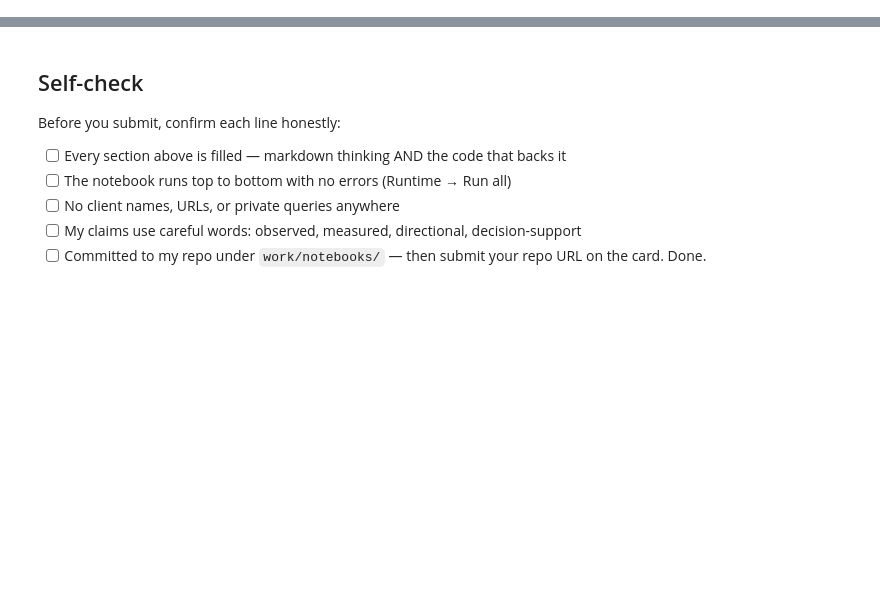
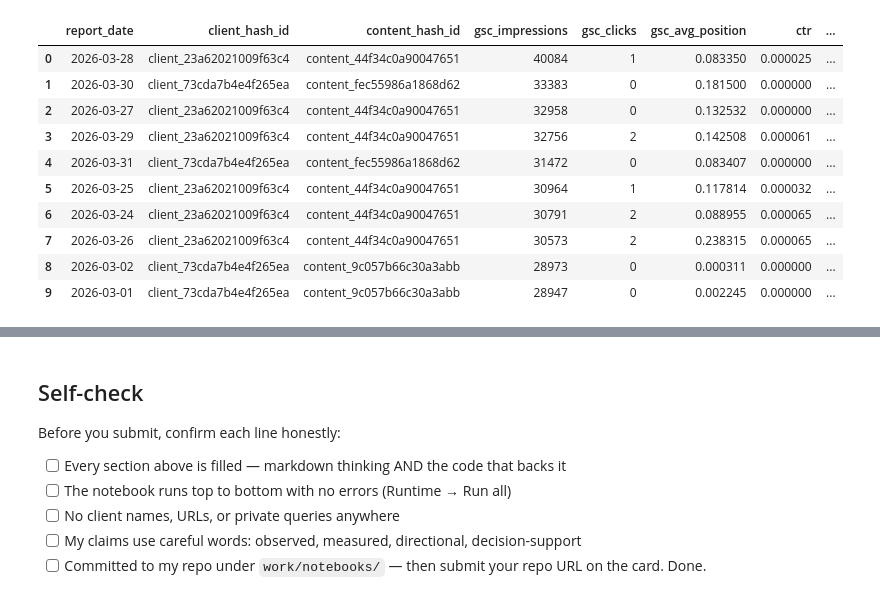
Before and after one commit to Hussainasif11/flyrankinternship, a Jupyter notebook: work/notebooks/w07_action_playbook.ipynb, the cells around one changed output, grey strips where cells are left out. Cells and saved outputs as stored; diff of their text form; code cells hidden in the pictures; blank space fills up the shorter version.

Commit message:
Complete W07 action playbook

```diff
--- a/work/notebooks/w07_action_playbook.ipynb
+++ b/work/notebooks/w07_action_playbook.ipynb
@@ -12,0 +11,19 @@ This skeleton is yours to fill. Work the sections **in order** — each one has
+# %%
+from google.colab import userdata
+import duckdb
+import pandas as pd
+import numpy as np
+import os
+
+HF_TOKEN = userdata.get("HF_TOKEN")
+
+con = duckdb.connect()
+
+con.execute(
+    f"""
+    CREATE OR REPLACE SECRET hf_secret
+    (TYPE huggingface, TOKEN '{HF_TOKEN}')
+    """
+)
+
+print("Warehouse connection ready")
@@ -12,0 +81,72 @@ This skeleton is yours to fill. Work the sections **in order** — each one has
+# %%
+# Avoid division by zero
+df["ctr"] = np.where(
+    df["gsc_impressions"] > 0,
+    df["gsc_clicks"] / df["gsc_impressions"],
+    0
+)
+
+df["action_score"] = (
+    np.log1p(df["gsc_impressions"]) *
+    (1 / (df["gsc_avg_position"].clip(lower=1)))
+)
+
+df["reason_code"] = np.select(
+    [
+        (df["gsc_impressions"] >= 100) & (df["ctr"] < 0.02),
+        (df["gsc_impressions"] >= 100) & (df["gsc_avg_position"] > 10),
+    ],
+    [
+        "LOW_CTR_OPPORTUNITY",
+        "LOW_POSITION"
+    ],
+    default="HIGH_OPPORTUNITY"
+)
+
+df["action"] = np.select(
+    [
+        df["reason_code"] == "LOW_CTR_OPPORTUNITY",
+        df["reason_code"] == "LOW_POSITION"
+    ],
+    [
+        "REVIEW_CTR",
+        "REVIEW_CONTENT"
+    ],
+    default="MONITOR"
+)
+
+queue = df[
+    [
+        "report_date",
+        "client_hash_id",
+        "content_hash_id",
+        "gsc_impressions",
+        "gsc_clicks",
+        "gsc_avg_position",
+        "ctr",
+        "action_score",
+        "reason_code",
+        "action"
+    ]
+].copy()
+
+queue = queue.sort_values(
+    "action_score",
+    ascending=False
+).reset_index(drop=True)
+
+queue["rank"] = queue.index + 1
+
+queue.head(10)
+# %% [output]
+|  | report_date | client_hash_id | content_hash_id | gsc_impressions | gsc_clicks | gsc_avg_position | ctr | ... |
+| 0 | 2026-03-28 | client_23a62021009f63c4 | content_44f34c0a90047651 | 40084 | 1 | 0.083350 | 0.000025 | ... |
+| 1 | 2026-03-30 | client_73cda7b4e4f265ea | content_fec55986a1868d62 | 33383 | 0 | 0.181500 | 0.000000 | ... |
+| 2 | 2026-03-27 | client_23a62021009f63c4 | content_44f34c0a90047651 | 32958 | 0 | 0.132532 | 0.000000 | ... |
+| 3 | 2026-03-29 | client_23a62021009f63c4 | content_44f34c0a90047651 | 32756 | 2 | 0.142508 | 0.000061 | ... |
+| 4 | 2026-03-31 | client_73cda7b4e4f265ea | content_fec55986a1868d62 | 31472 | 0 | 0.083407 | 0.000000 | ... |
+| 5 | 2026-03-25 | client_23a62021009f63c4 | content_44f34c0a90047651 | 30964 | 1 | 0.117814 | 0.000032 | ... |
+| 6 | 2026-03-24 | client_23a62021009f63c4 | content_44f34c0a90047651 | 30791 | 2 | 0.088955 | 0.000065 | ... |
+| 7 | 2026-03-26 | client_23a62021009f63c4 | content_44f34c0a90047651 | 30573 | 2 | 0.238315 | 0.000065 | ... |
+| 8 | 2026-03-02 | client_73cda7b4e4f265ea | content_9c057b66c30a3abb | 28973 | 0 | 0.000311 | 0.000000 | ... |
+| 9 | 2026-03-01 | client_73cda7b4e4f265ea | content_9c057b66c30a3abb | 28947 | 0 | 0.002245 | 0.000000 | ... |
```
Also changed, not shown: parts of 17 cells of this notebook.
